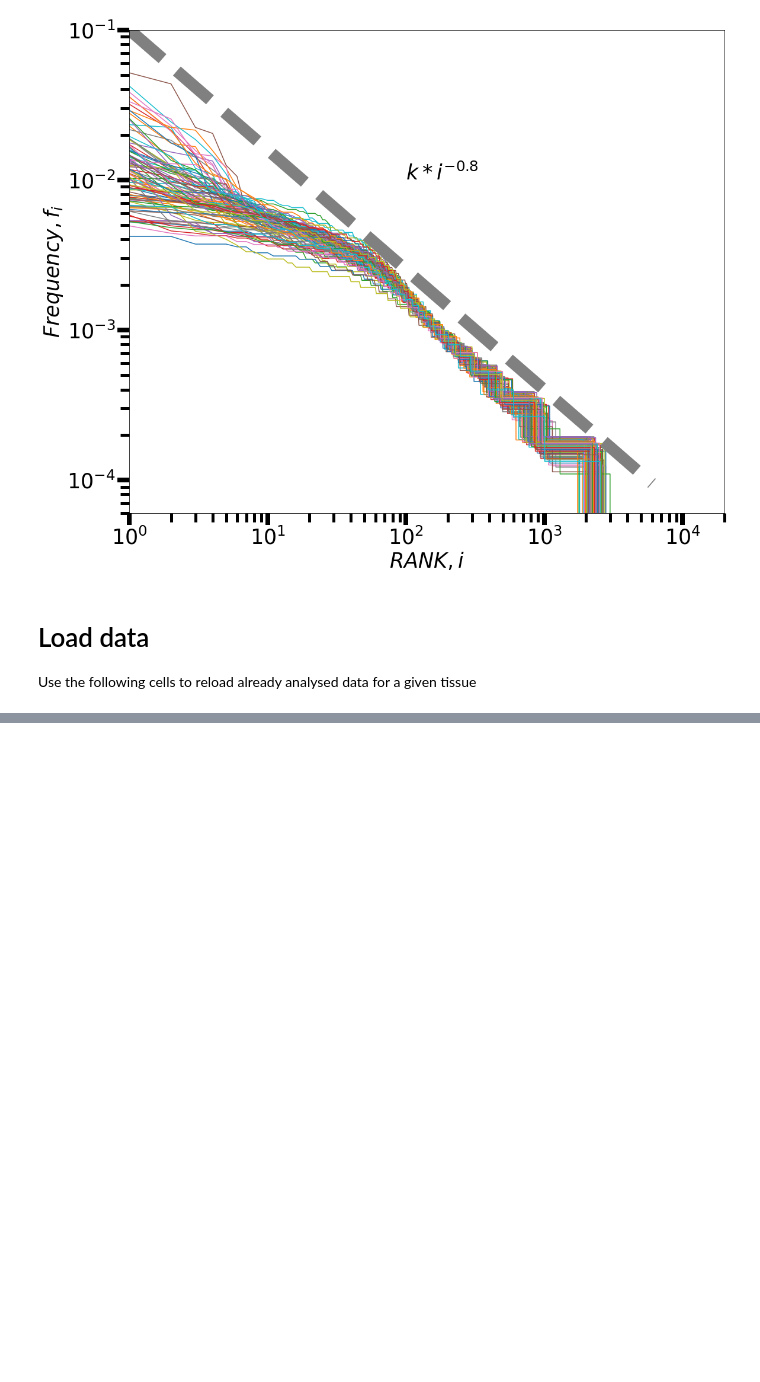
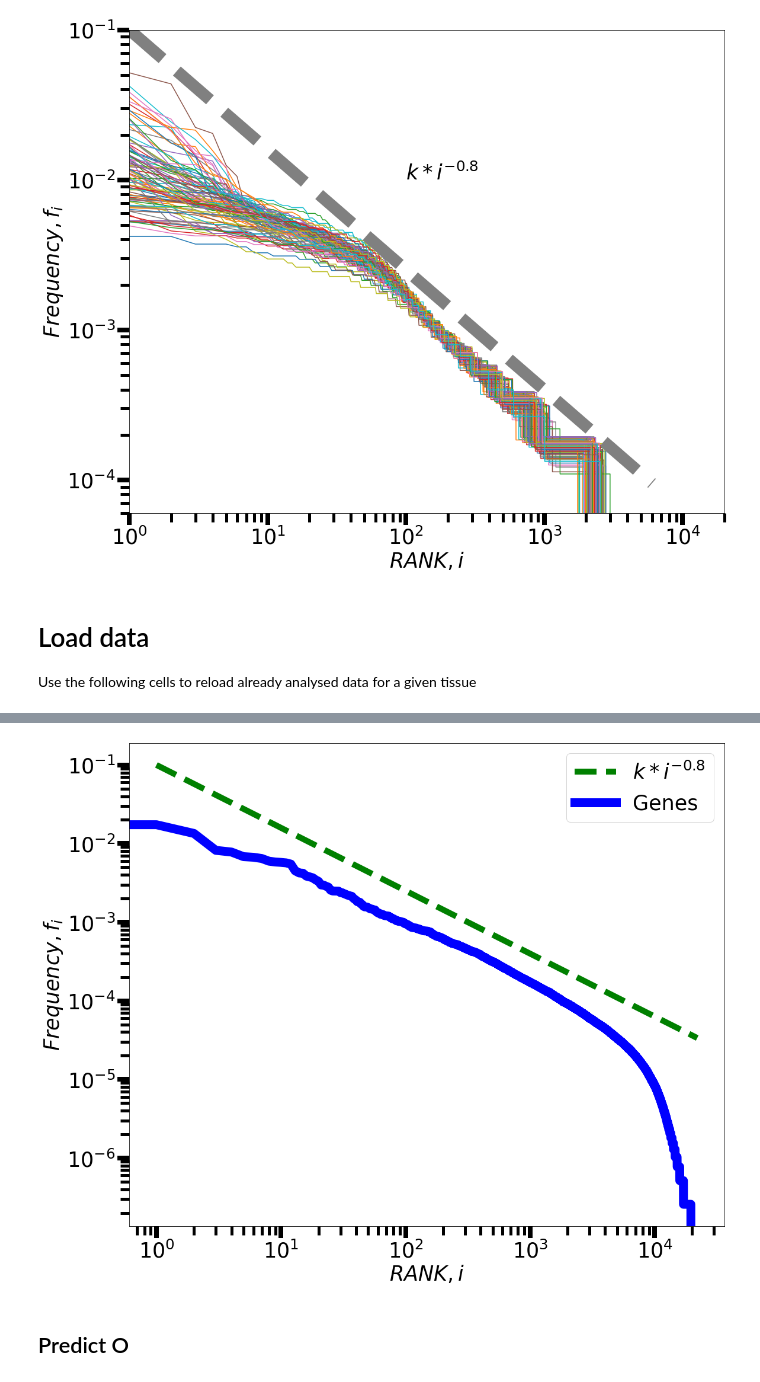
Before and after one commit to SilviaLazzardi/Emergent_Laws_in_scRNA-seq_Data, a Jupyter notebook: MouseCellAtlas/Mouse_Cell_Atlas_Data_Analysis.ipynb, the cells around one changed output, grey strips where cells are left out. Drawn from its saved outputs; the diff is of its cells as text; code cells hidden in the pictures; blank space fills up the shorter version.

```diff
--- a/MouseCellAtlas/Mouse_Cell_Atlas_Data_Analysis.ipynb
+++ b/MouseCellAtlas/Mouse_Cell_Atlas_Data_Analysis.ipynb
@@ -528,0 +550,3 @@ means_nozero = data['means_nonzero']
+# %%
+M = df.sum(axis=0)
+M=M.sort_values(ascending=False)
@@ -528,0 +635,30 @@ means_nozero = data['means_nonzero']
+# %%
+df = df[M.index]
+A = df.sum(1)
+f = A.sort_values(ascending=False)
+#df=df[df.index.isin(f[49:4500].index)]
+#save_model(df,tissue="bonemarrow_M100",name="data", n_bins=15)
+#mazzolini(np.repeat(M.mean(), len(M)), A/A.sum(), "bonemarrow_M_avg", n_bins=15)
+# %%
+fig,ax = plt.subplots(figsize=(18,15))
+x = np.arange(1, len(f))
+ax.set_ylabel("$Frequency, f_i$", fontsize=35)
+ax.set_xlabel("$RANK, i$", fontsize=35)
+ax.set_yscale('log')
+ax.set_xscale('log')
+#plt.ylim(1e-7,1)
+ax.plot(x, np.power(x,-0.8)*1e-1, 'g--', lw=10, label='$k*i^{-0.8}$')
+ax.plot(np.sort(f.dropna())[::-1]/f.sum(), c='blue', lw=15, label='Genes')
+if "f_null" in vars().keys():
+    ax.plot(np.sort(f_null/f_null.sum())[::-1], c='orange', ls='--', lw=15, label='null_model')
+
+ax.tick_params(labelsize=35, width=8, length=20)
+ax.tick_params(which="minor", labelsize=35, width=5, length=15)
+
+ax.legend(fontsize=35)
+plt.show()
+fig.savefig("zipf.pdf")
+# %% [output]
+[figure, added]
+# %% [markdown]
+## Predict O
```
Also changed, not shown: parts of 16 cells of this notebook, 3 other files.
